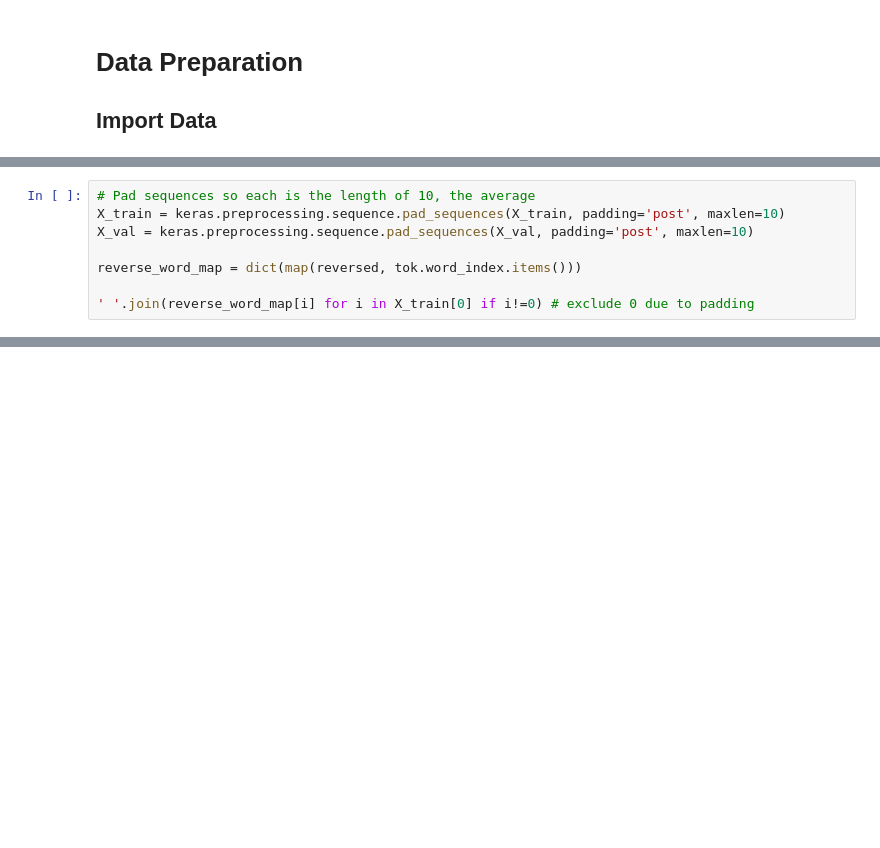
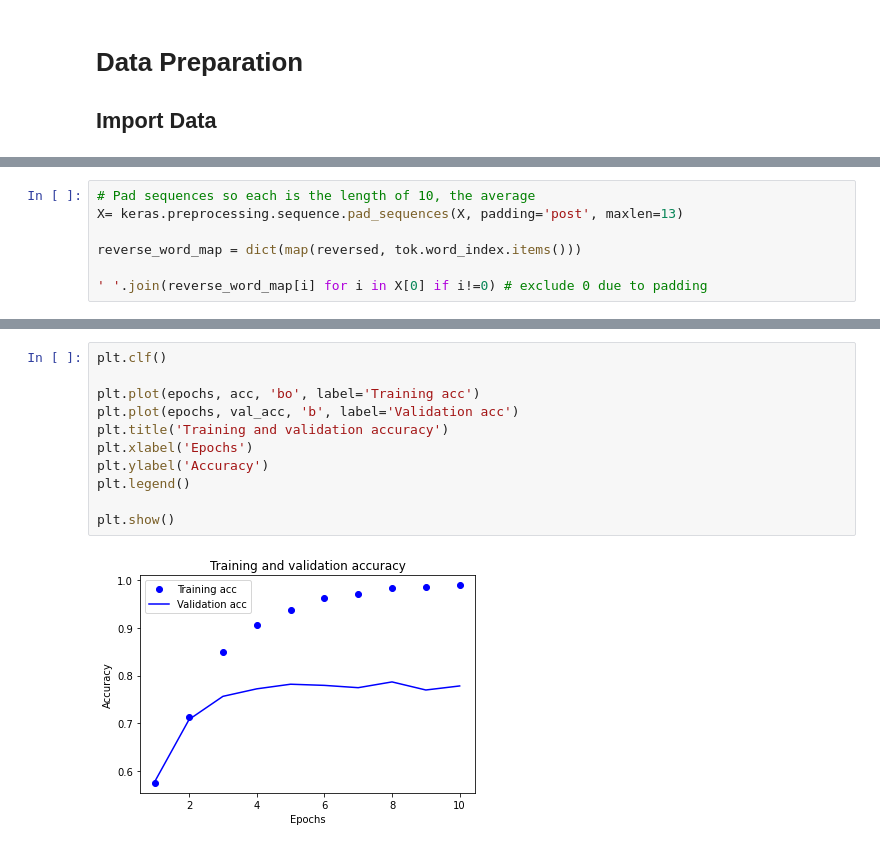
Before and after one commit to cjhammons/Sentence-Sentiment-Analysis-of-Reviews, a Jupyter notebook: report.ipynb, the cells around one changed output, grey strips where cells are left out. Saved outputs shown, nothing was run; the diff lists cells and outputs as text; blank space fills up the shorter version.

```diff
--- a/report.ipynb
+++ b/report.ipynb
@@ -45,9 +60,8 @@ Average length of sentence: 10.29
 # %%
 # Pad sequences so each is the length of 10, the average
-X_train = keras.preprocessing.sequence.pad_sequences(X_train, padding='post', maxlen=10)
-X_val = keras.preprocessing.sequence.pad_sequences(X_val, padding='post', maxlen=10)
+X= keras.preprocessing.sequence.pad_sequences(X, padding='post', maxlen=13)
 
 reverse_word_map = dict(map(reversed, tok.word_index.items()))
 
-' '.join(reverse_word_map[i] for i in X_train[0] if i!=0) # exclude 0 due to padding
+' '.join(reverse_word_map[i] for i in X[0] if i!=0) # exclude 0 due to padding
 # %% [output]
@@ -54,0 +188,13 @@ reverse_word_map = dict(map(reversed, tok.word_index.items()))
+# %%
+plt.clf()
+
+plt.plot(epochs, acc, 'bo', label='Training acc')
+plt.plot(epochs, val_acc, 'b', label='Validation acc')
+plt.title('Training and validation accuracy')
+plt.xlabel('Epochs')
+plt.ylabel('Accuracy')
+plt.legend()
+
+plt.show()
+# %% [output]
+[figure, added]
```
Also changed, not shown: parts of 10 cells of this notebook.
